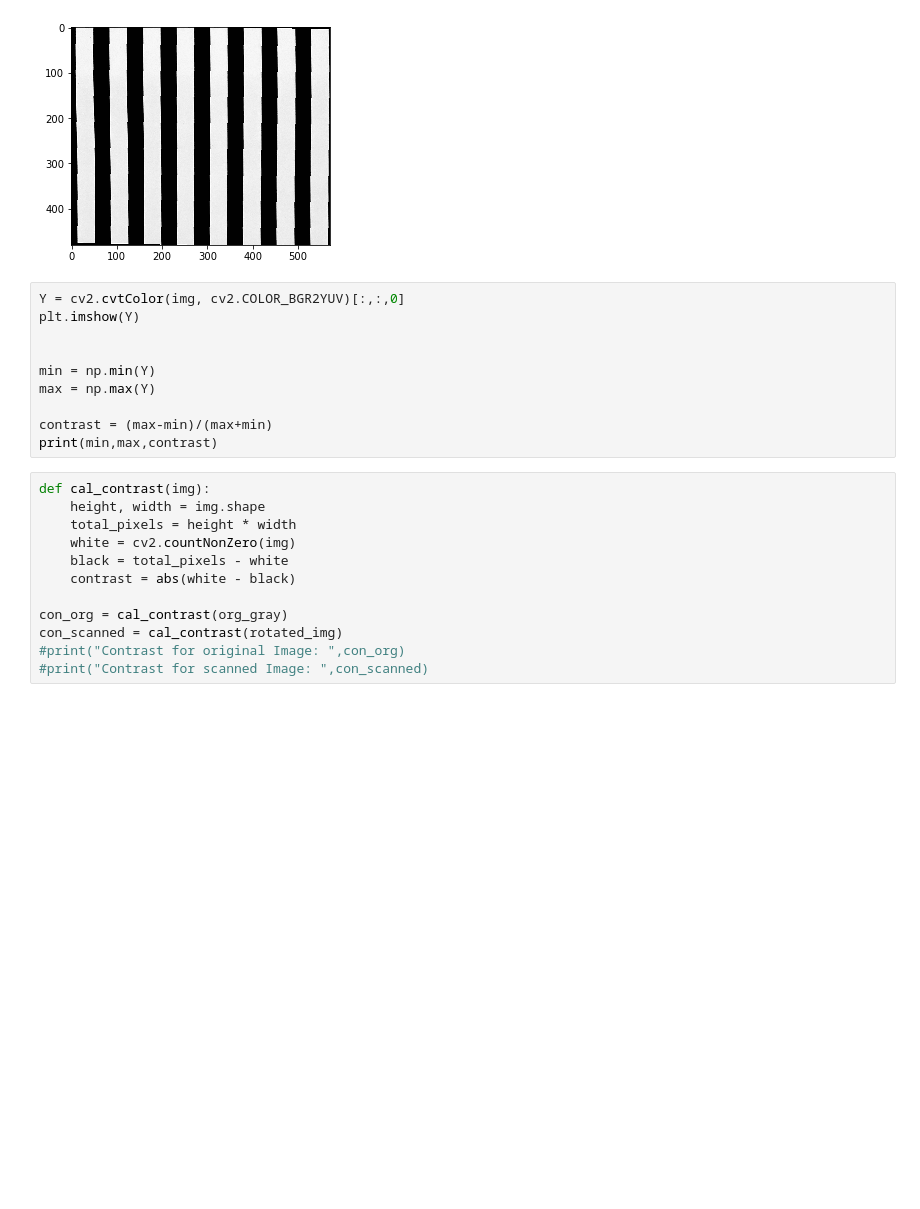
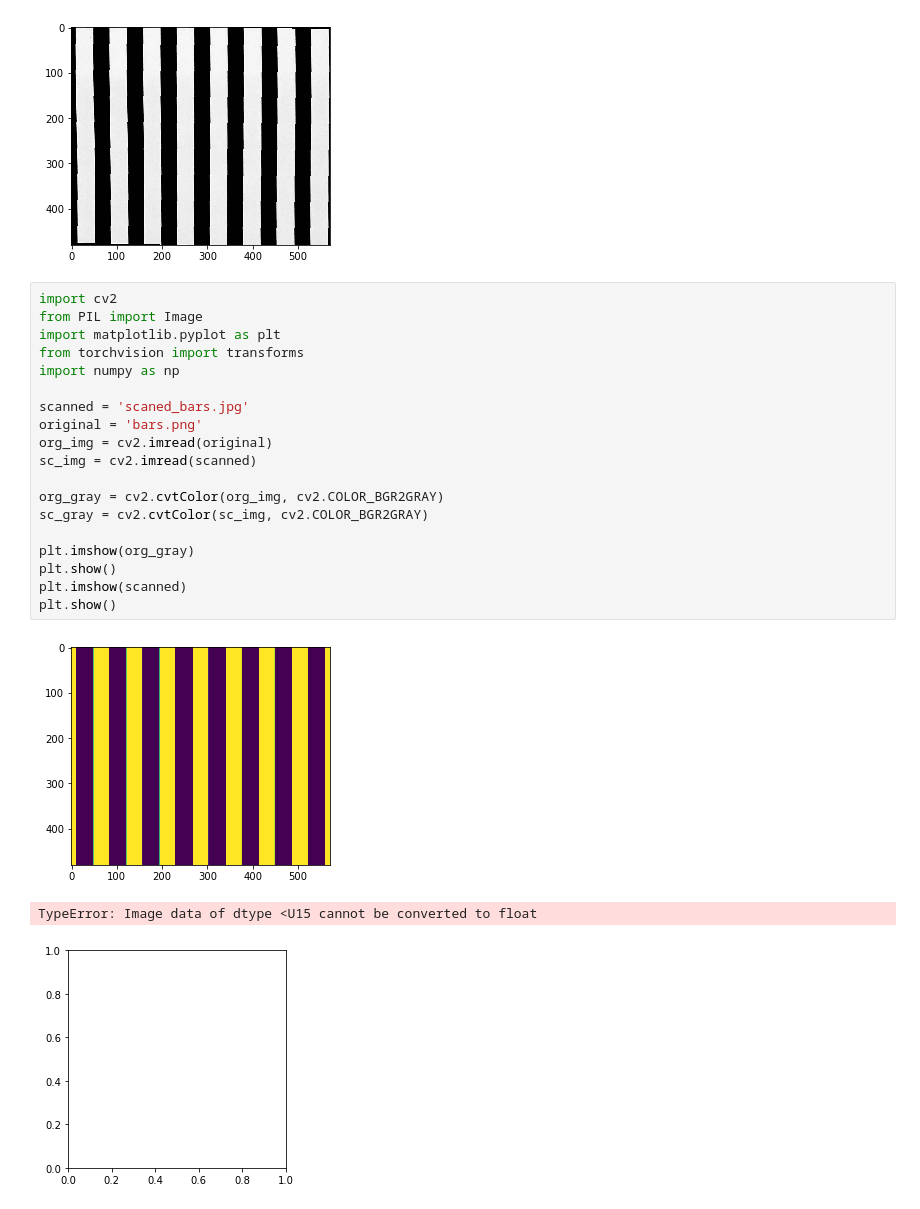
Before and after one commit to Atif790/CEQON, a Jupyter notebook: Images_Comparison.ipynb, the cells around one changed output. Saved outputs shown, nothing was run; the diff lists cells and outputs as text; blank space fills up the shorter version.

```diff
--- a/Images_Comparison.ipynb
+++ b/Images_Comparison.ipynb
@@ -620,25 +620,26 @@ Clipping input data to the valid range for imshow with RGB data ([0..1] for floa
 Scanned Images Edges/Region discontinuities:
 [figure]
 [figure]
-# %%
-Y = cv2.cvtColor(img, cv2.COLOR_BGR2YUV)[:,:,0]
-plt.imshow(Y)
-
-
-min = np.min(Y)
-max = np.max(Y)
-
-contrast = (max-min)/(max+min)
-print(min,max,contrast)
-# %%
-def cal_contrast(img):
-    height, width = img.shape
-    total_pixels = height * width
-    white = cv2.countNonZero(img)
-    black = total_pixels - white
-    contrast = abs(white - black)
-
-con_org = cal_contrast(org_gray)
-con_scanned = cal_contrast(rotated_img)
-#print("Contrast for original Image: ",con_org)
-#print("Contrast for scanned Image: ",con_scanned)
+# %%
+import cv2
+from PIL import Image
+import matplotlib.pyplot as plt
+from torchvision import transforms
+import numpy as np
+
+scanned = 'scaned_bars.jpg'
+original = 'bars.png'
+org_img = cv2.imread(original)
+sc_img = cv2.imread(scanned)
+
+org_gray = cv2.cvtColor(org_img, cv2.COLOR_BGR2GRAY)
+sc_gray = cv2.cvtColor(sc_img, cv2.COLOR_BGR2GRAY)
+
+plt.imshow(org_gray)
+plt.show()
+plt.imshow(scanned)
+plt.show()
+# %% [output]
+[figure, added]
+TypeError: Image data of dtype <U15 cannot be converted to float
+[figure, added]
```
Also changed, not shown: parts of 1 cell of this notebook, 10 other files.
